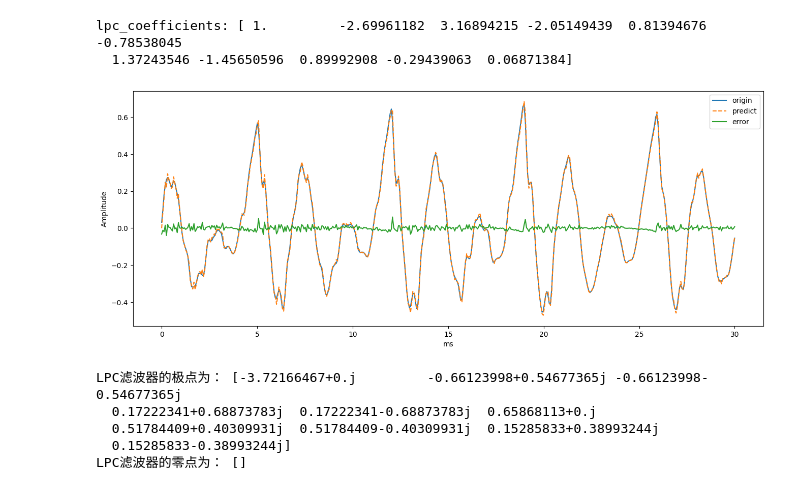
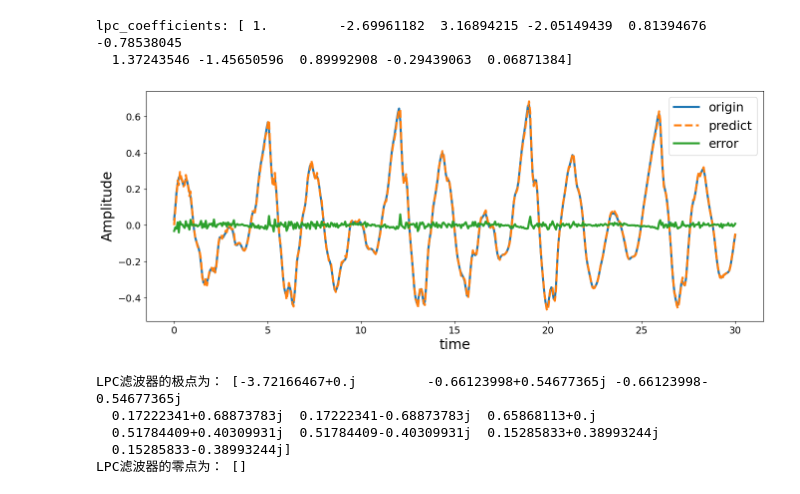
Before and after one commit to ZJUshine/Micro-privacy, a Jupyter notebook: preanalysis/LPC_LSF_analysis/LPC_LSF_analysis.ipynb, the cells around one changed output. Saved outputs shown, nothing was run; the diff lists cells and outputs as text; code cells hidden in the pictures.

```diff
--- a/preanalysis/LPC_LSF_analysis/LPC_LSF_analysis.ipynb
+++ b/preanalysis/LPC_LSF_analysis/LPC_LSF_analysis.ipynb
@@ -1,41 +1,43 @@
 # %%
 import matplotlib.pyplot as plt
 import scipy
 import numpy as np
 import librosa
 import soundfile as sf
 import scipy.signal as signal
 from scipy.signal import freqz
 orig_data, sr = sf.read('/mnt/lxc/librispeech/test-clean/test-clean-audio/8230/279154/8230-279154-0001.flac')
 
 lpc_order = 10
 frange = [37760, 38240]
 
 # 截取音频片段
 y_origin = orig_data[frange[0]:frange[1]]
 
 # 计算LPC
 lpc_coefficients = librosa.lpc(y_origin, order = lpc_order)
 print(f"lpc_coefficients: {lpc_coefficients}")
 # 计算预测值
 filter_coefficients = np.hstack([[0], -1 * lpc_coefficients[1:]])
 y_predict = scipy.signal.lfilter(filter_coefficients, [1], y_origin)
-
+fontsize = 20
 # 创建时间轴
 duration = len(y_origin)/16
 time = np.linspace(0, duration, len(y_origin))
 plt.figure(figsize=(16, 6))
-plt.xlabel('ms')
-plt.ylabel('Amplitude')
-plt.plot(time, y_origin, label='origin')
-plt.plot(time, y_predict, label='predict', linestyle='--')
-plt.plot(time, y_predict-y_origin, label='error')
-plt.legend(loc='best')
+plt.xlabel('time', fontsize=fontsize)
+plt.ylabel('Amplitude', fontsize=fontsize)
+plt.xticks(fontsize=14)
+plt.yticks(fontsize=14)
+plt.plot(time, y_origin, label='origin', linewidth=3.0)
+plt.plot(time, y_predict, label='predict', linestyle='--', linewidth=3.0)
+plt.plot(time, y_predict-y_origin, label='error', linewidth=3.0)
+plt.legend(loc='best', fontsize=fontsize-2)
 plt.savefig('./fig/lpc_predict.png')
 # %% [output]
 lpc_coefficients: [ 1.         -2.69961182  3.16894215 -2.05149439  0.81394676 -0.78538045
   1.37243546 -1.45650596  0.89992908 -0.29439063  0.06871384]
-[figure, old version]
+[figure, new version]
 # %%
 # 计算LPC滤波器的分母多项式
 den_coeffs = np.zeros(lpc_order + 1)
```
Also changed, not shown: parts of 1 cell of this notebook, 15 other files.
